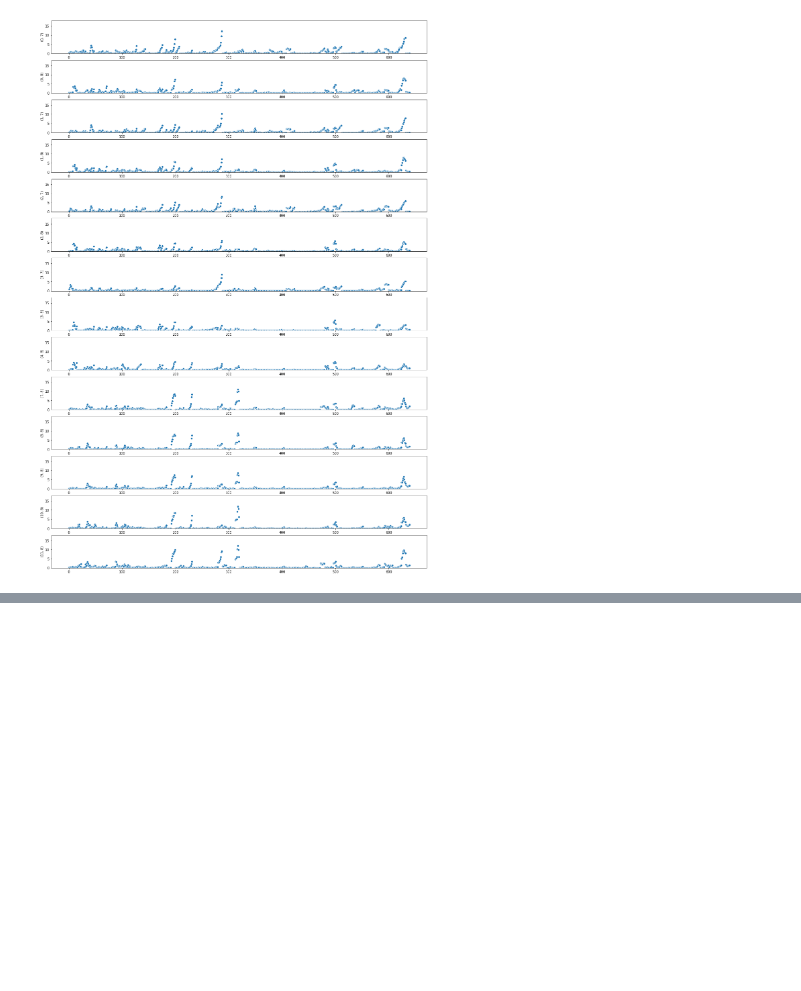
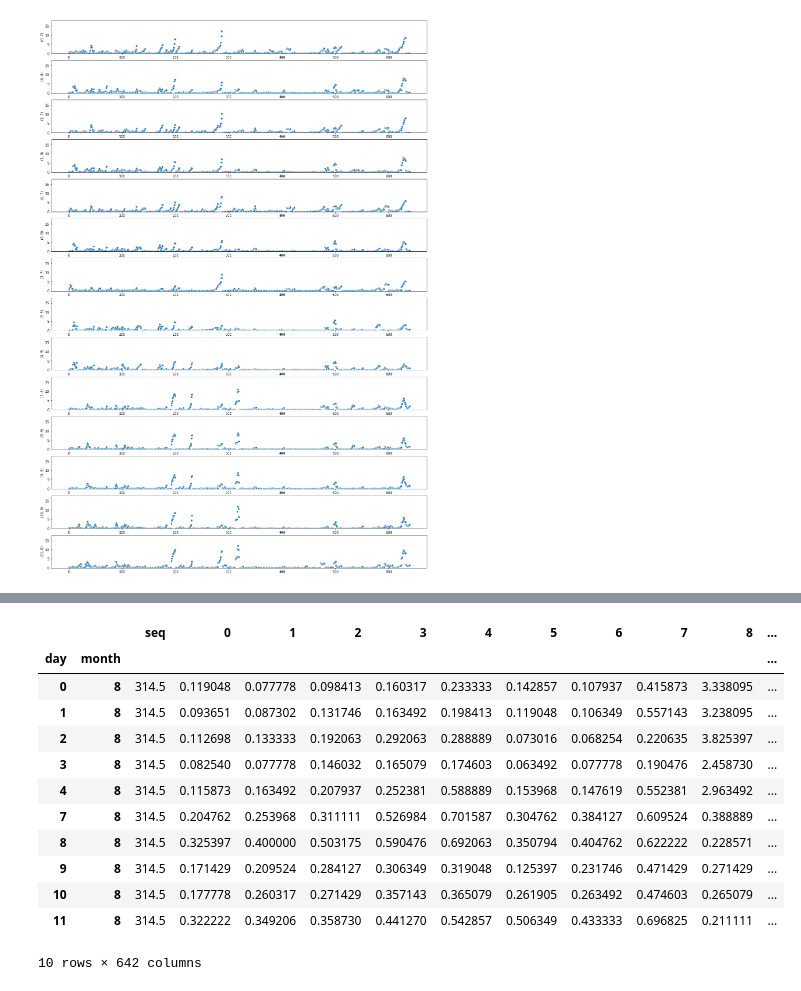
Before and after one commit to homily707/Notebook, a Jupyter notebook: eda.ipynb, the cells around one changed output, grey strips where cells are left out. Saved outputs shown, nothing was run; the diff lists cells and outputs as text; code cells hidden in the pictures; blank space fills up the shorter version.

```diff
--- a/eda.ipynb
+++ b/eda.ipynb
@@ -209,0 +220,18 @@ for i in range(14):
+# %%
+b7=b[b.month==7].groupby(['day','month']).mean()
+b8=b[b.month==8].groupby(['day','month']).mean()
+b8
+# %% [output]
+|  |  | seq | 0 | 1 | 2 | 3 | 4 | 5 | 6 | 7 | 8 | ... |
+| day | month |  |  |  |  |  |  |  |  |  |  | ... |
+| 0 | 8 | 314.5 | 0.119048 | 0.077778 | 0.098413 | 0.160317 | 0.233333 | 0.142857 | 0.107937 | 0.415873 | 3.338095 | ... |
+| 1 | 8 | 314.5 | 0.093651 | 0.087302 | 0.131746 | 0.163492 | 0.198413 | 0.119048 | 0.106349 | 0.557143 | 3.238095 | ... |
+| 2 | 8 | 314.5 | 0.112698 | 0.133333 | 0.192063 | 0.292063 | 0.288889 | 0.073016 | 0.068254 | 0.220635 | 3.825397 | ... |
+| 3 | 8 | 314.5 | 0.082540 | 0.077778 | 0.146032 | 0.165079 | 0.174603 | 0.063492 | 0.077778 | 0.190476 | 2.458730 | ... |
+| 4 | 8 | 314.5 | 0.115873 | 0.163492 | 0.207937 | 0.252381 | 0.588889 | 0.153968 | 0.147619 | 0.552381 | 2.963492 | ... |
+| 7 | 8 | 314.5 | 0.204762 | 0.253968 | 0.311111 | 0.526984 | 0.701587 | 0.304762 | 0.384127 | 0.609524 | 0.388889 | ... |
+| 8 | 8 | 314.5 | 0.325397 | 0.400000 | 0.503175 | 0.590476 | 0.692063 | 0.350794 | 0.404762 | 0.622222 | 0.228571 | ... |
+| 9 | 8 | 314.5 | 0.171429 | 0.209524 | 0.284127 | 0.306349 | 0.319048 | 0.125397 | 0.231746 | 0.471429 | 0.271429 | ... |
+| 10 | 8 | 314.5 | 0.177778 | 0.260317 | 0.271429 | 0.357143 | 0.365079 | 0.261905 | 0.263492 | 0.474603 | 0.265079 | ... |
+| 11 | 8 | 314.5 | 0.322222 | 0.349206 | 0.358730 | 0.441270 | 0.542857 | 0.506349 | 0.433333 | 0.696825 | 0.211111 | ... |
+10 rows × 642 columns
```
Also changed, not shown: parts of 3 cells of this notebook.
